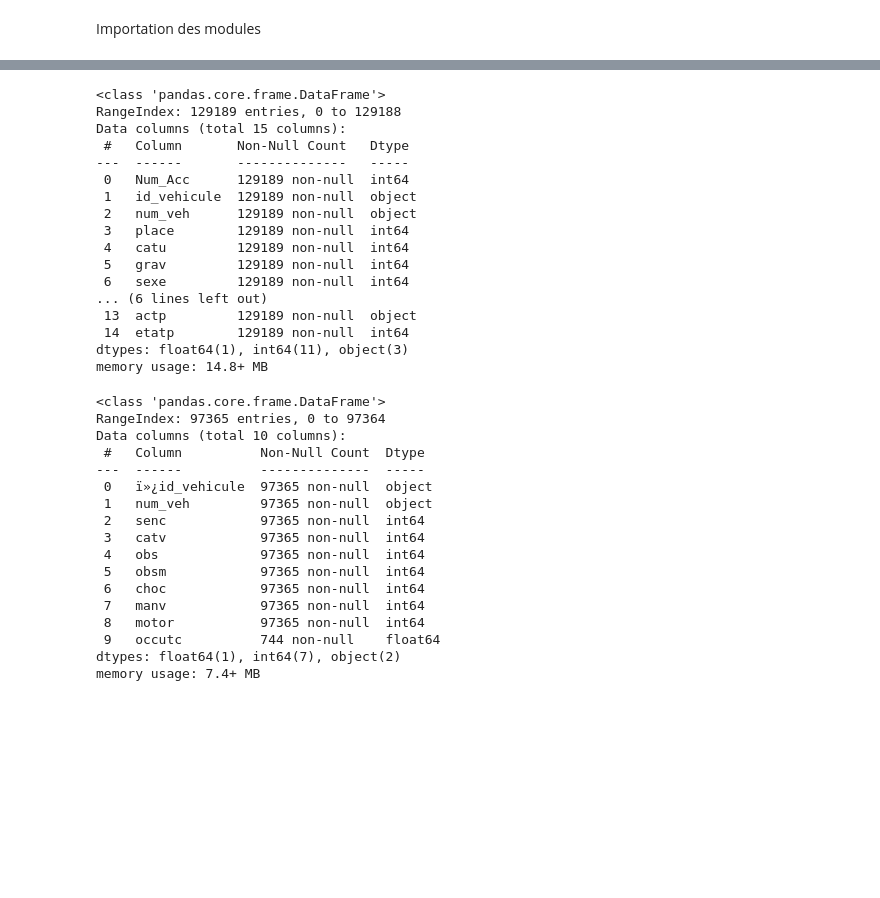
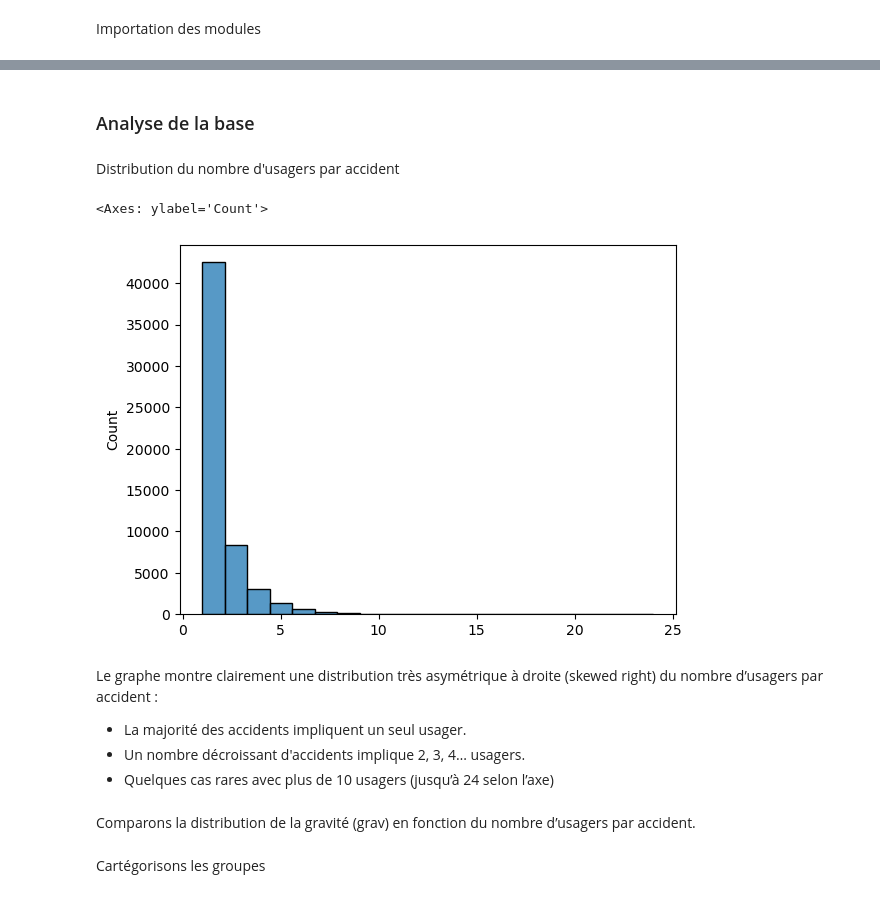
Before and after one commit to Romaric01K/Projet_Tutor-, a Jupyter notebook: Analyse des données.ipynb, the cells around one changed output, grey strips where cells are left out. Saved outputs shown, nothing was run; the diff lists cells and outputs as text; code cells hidden in the pictures; blank space fills up the shorter version.

Commit message:
bases ajoutées

```diff
--- a/Analyse des données.ipynb
+++ b/Analyse des données.ipynb
@@ -13,7 +17,4 @@ from scipy.stats import mannwhitneyu, norm
 # %%
 
 # USAGERS impliqués dans l'accident
-base_us = pd.read_csv("usagers-2021.csv", delimiter=",", low_memory=False)
-
-#VEHICULES impliqués dans l'accident
-base_veh = pd.read_csv("vehicules-2021.csv", delimiter=";", encoding="ISO-8859-1", low_memory=False)
+base_finale= pd.read_csv("base_finale.csv", delimiter=",", low_memory=False)
@@ -77,40 +21,18 @@ duplicated
-# %%
-base_us.info()
-# %% [output]
-<class 'pandas.core.frame.DataFrame'>
-RangeIndex: 129189 entries, 0 to 129188
-Data columns (total 15 columns):
- #   Column       Non-Null Count   Dtype
----  ------       --------------   -----
- 0   Num_Acc      129189 non-null  int64
- 1   id_vehicule  129189 non-null  object
- 2   num_veh      129189 non-null  object
- 3   place        129189 non-null  int64
- 4   catu         129189 non-null  int64
- 5   grav         129189 non-null  int64
- 6   sexe         129189 non-null  int64
-... (6 lines left out)
- 13  actp         129189 non-null  object
- 14  etatp        129189 non-null  int64
-dtypes: float64(1), int64(11), object(3)
-memory usage: 14.8+ MB
-# %%
-base_veh.info()
-# %% [output]
-<class 'pandas.core.frame.DataFrame'>
-RangeIndex: 97365 entries, 0 to 97364
-Data columns (total 10 columns):
- #   Column          Non-Null Count  Dtype
----  ------          --------------  -----
- 0   ï»¿id_vehicule  97365 non-null  object
- 1   num_veh         97365 non-null  object
- 2   senc            97365 non-null  int64
- 3   catv            97365 non-null  int64
- 4   obs             97365 non-null  int64
- 5   obsm            97365 non-null  int64
- 6   choc            97365 non-null  int64
- 7   manv            97365 non-null  int64
- 8   motor           97365 non-null  int64
- 9   occutc          744 non-null    float64
-dtypes: float64(1), int64(7), object(2)
-memory usage: 7.4+ MB
+# %% [markdown]
+### Analyse de la base
+# %% [markdown]
+Distribution du nombre d'usagers par accident
+# %%
+sns.histplot(base_finale.groupby("Num_Acc").size(), bins=20)
+# %% [output]
+<Axes: ylabel='Count'>
+[figure, added]
+# %% [markdown]
+Le graphe montre clairement une distribution très asymétrique à droite (skewed right) du nombre d’usagers par accident :
+* La majorité des accidents impliquent un seul usager.
+* Un nombre décroissant d'accidents implique 2, 3, 4… usagers.
+* Quelques cas rares avec plus de 10 usagers (jusqu’à 24 selon l’axe)
+# %% [markdown]
+Comparons la distribution de la gravité (grav) en fonction du nombre d’usagers par accident.
+# %% [markdown]
+Cartégorisons les groupes
```
Also changed, not shown: parts of 18 cells of this notebook, 1 other file.
